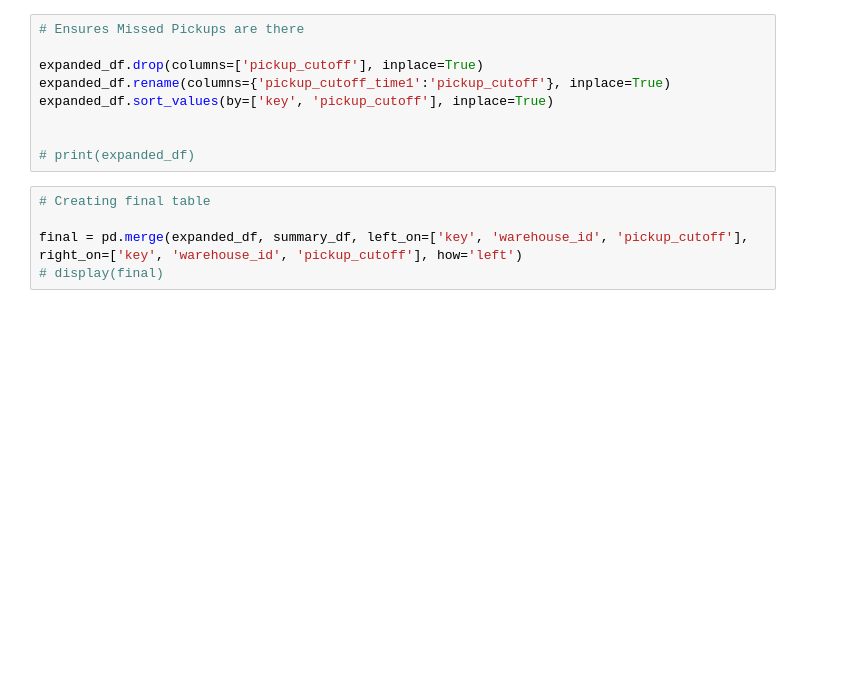
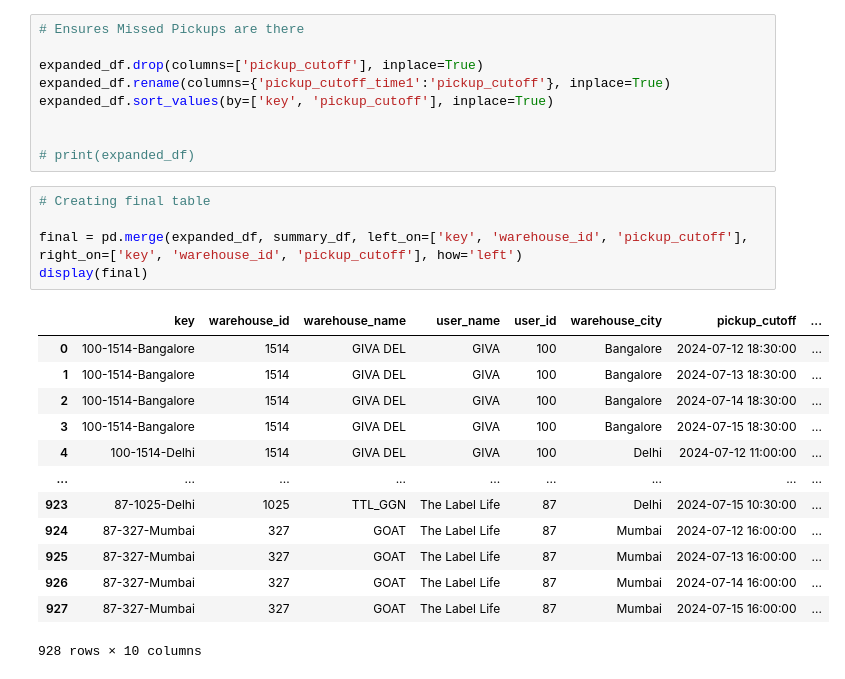
Before and after one commit to akshaygrows/geoboards, a Jupyter notebook: FM Analysis/Pickup Slots.ipynb, the cells around one changed output. Saved outputs shown, nothing was run; the diff lists cells and outputs as text; blank space fills up the shorter version.

```diff
--- a/FM Analysis/Pickup Slots.ipynb
+++ b/FM Analysis/Pickup Slots.ipynb
@@ -292,8 +347,22 @@ expanded_df.sort_values(by=['key', 'pickup_cutoff'], inplace=True)
 # %%
 # Creating final table
 
 final = pd.merge(expanded_df, summary_df, left_on=['key', 'warehouse_id', 'pickup_cutoff'], right_on=['key', 'warehouse_id', 'pickup_cutoff'], how='left')
-# display(final)
+display(final)
+# %% [output]
+|  | key | warehouse_id | warehouse_name | user_name | user_id | warehouse_city | pickup_cutoff | ... |
+| 0 | 100-1514-Bangalore | 1514 | GIVA DEL | GIVA | 100 | Bangalore | 2024-07-12 18:30:00 | ... |
+| 1 | 100-1514-Bangalore | 1514 | GIVA DEL | GIVA | 100 | Bangalore | 2024-07-13 18:30:00 | ... |
+| 2 | 100-1514-Bangalore | 1514 | GIVA DEL | GIVA | 100 | Bangalore | 2024-07-14 18:30:00 | ... |
+| 3 | 100-1514-Bangalore | 1514 | GIVA DEL | GIVA | 100 | Bangalore | 2024-07-15 18:30:00 | ... |
+| 4 | 100-1514-Delhi | 1514 | GIVA DEL | GIVA | 100 | Delhi | 2024-07-12 11:00:00 | ... |
+| ... | ... | ... | ... | ... | ... | ... | ... | ... |
+| 923 | 87-1025-Delhi | 1025 | TTL_GGN | The Label Life | 87 | Delhi | 2024-07-15 10:30:00 | ... |
+| 924 | 87-327-Mumbai | 327 | GOAT | The Label Life | 87 | Mumbai | 2024-07-12 16:00:00 | ... |
+| 925 | 87-327-Mumbai | 327 | GOAT | The Label Life | 87 | Mumbai | 2024-07-13 16:00:00 | ... |
+| 926 | 87-327-Mumbai | 327 | GOAT | The Label Life | 87 | Mumbai | 2024-07-14 16:00:00 | ... |
+| 927 | 87-327-Mumbai | 327 | GOAT | The Label Life | 87 | Mumbai | 2024-07-15 16:00:00 | ... |
+928 rows × 10 columns
 # %%
 # Removing warehouses with no activity in all last 4 days
 
```
Also changed, not shown: parts of 12 cells of this notebook.
